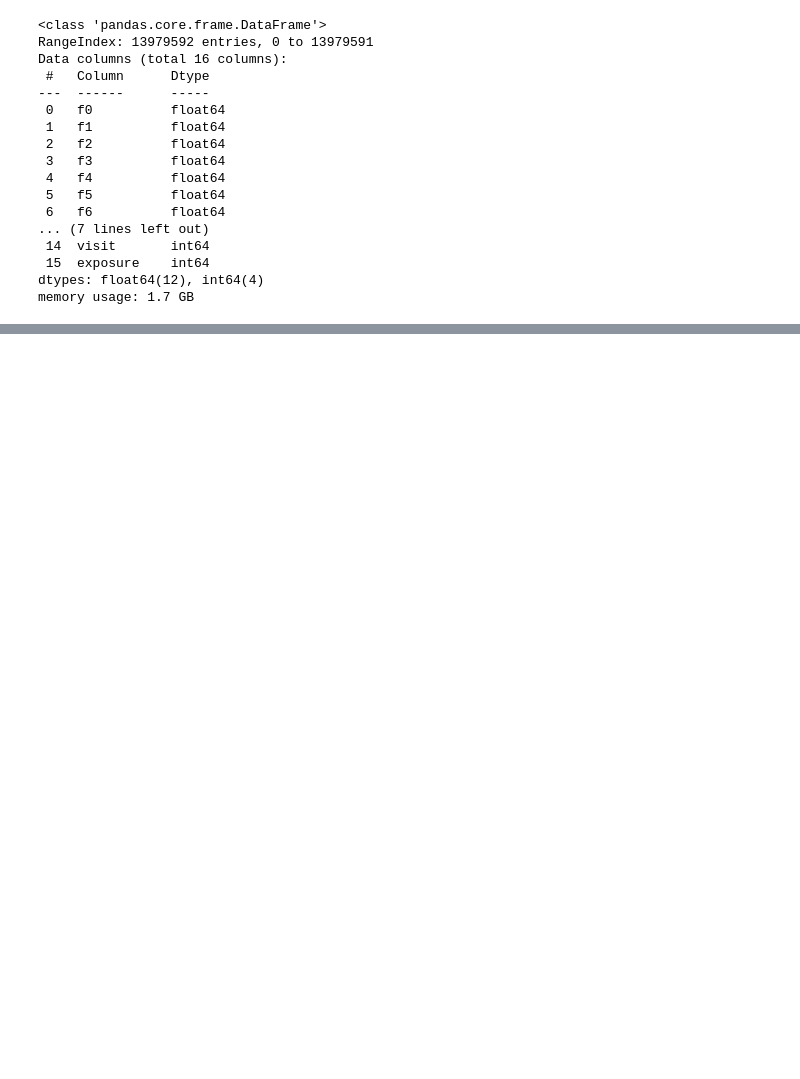
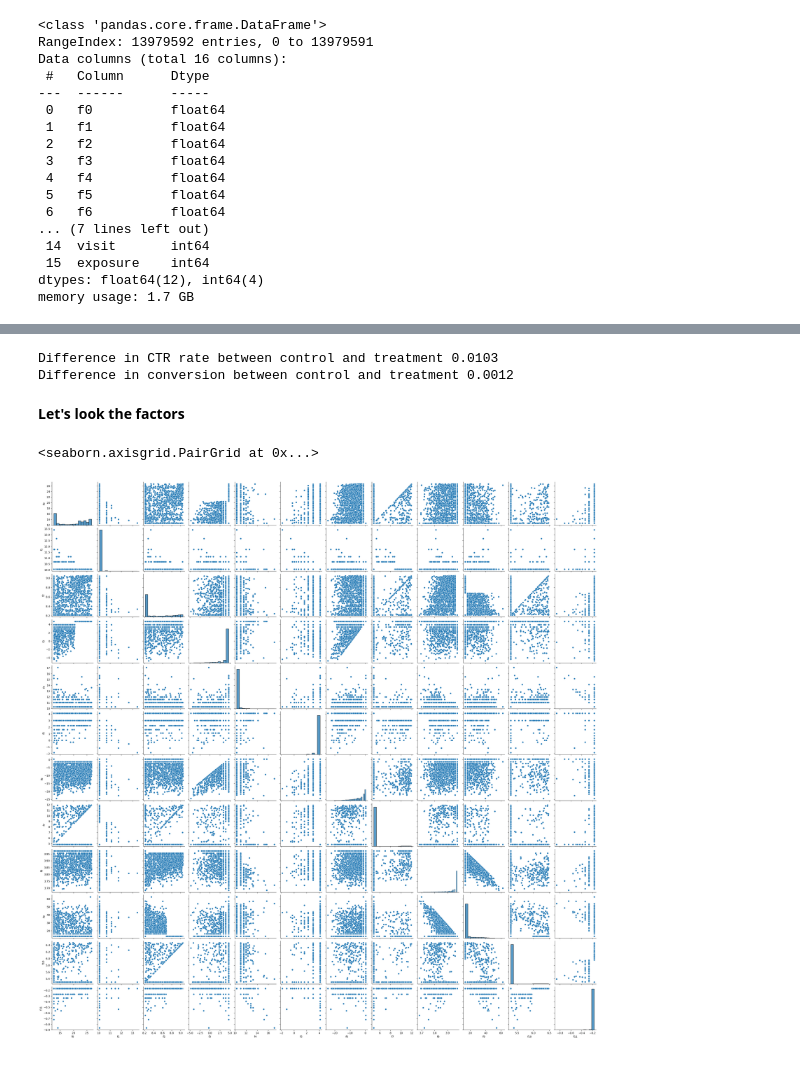
Before and after one commit to EgorenkovaURFU/uplift_trees, a Jupyter notebook: EDA.ipynb, the cells around one changed output, grey strips where cells are left out. Saved outputs shown, nothing was run; the diff lists cells and outputs as text; code cells hidden in the pictures; blank space fills up the shorter version.

```diff
--- a/EDA.ipynb
+++ b/EDA.ipynb
@@ -4,3 +7,9 @@ import pandas as pd
+# %%
+cols_features = [
+    'f0', 'f1', 'f2', 'f3', 'f4', 'f5', 'f6', 'f7', 'f8', 'f9', 'f10', 'f11'
+]
+
+col_treatment = 'treatment'
 # %%
 with gzip.open('data/criteo-uplift-v2.1.csv.gz', 'rb') as f:
     df = pd.read_csv(f)
@@ -35,0 +49,2 @@ memory usage: 1.7 GB
+# %%
+df = pd.read_csv('data/full_data.csv', index_col=[0])
@@ -35,0 +130,15 @@ memory usage: 1.7 GB
+# %%
+print(f'Difference in CTR rate between control and treatment {np.round(df.groupby('treatment')['visit'].mean()[1] - df.groupby('treatment')['visit'].mean()[0], 4)}')
+print(f'Difference in conversion between control and treatment {np.round(df.groupby('treatment')['conversion'].mean()[1] - df.groupby('treatment')['conversion'].mean()[0], 4)}')
+# %% [output]
+Difference in CTR rate between control and treatment 0.0103
+Difference in conversion between control and treatment 0.0012
+# %% [markdown]
+<b>Let's look the factors</b>
+# %%
+sns.pairplot(df[cols_features].sample(5000))
+# %% [output]
+<seaborn.axisgrid.PairGrid at 0x...>
+[figure, added]
+# %% [markdown]
+<b></b>
```
Also changed, not shown: parts of 10 cells of this notebook, 1 other file.
